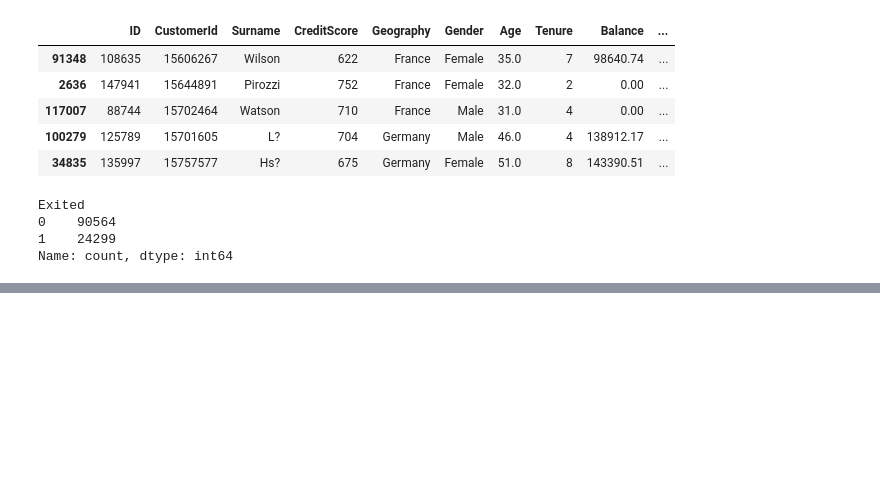
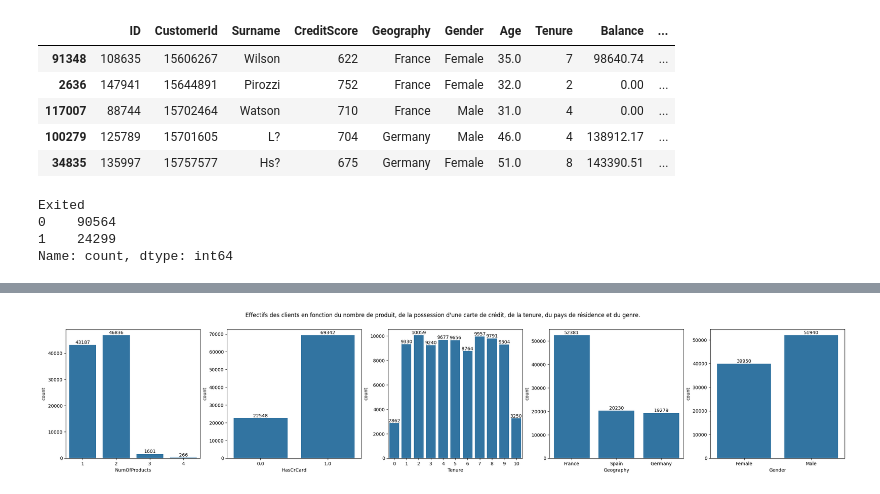
Before and after one commit to fmazur57u/Bank-churn, a Jupyter notebook: bankChurn/src/bankchurn/projet_bank_churn.ipynb, the cells around one changed output, grey strips where cells are left out. Drawn from its saved outputs; the diff is of its cells as text; code cells hidden in the pictures; blank space fills up the shorter version.

```diff
--- a/bankChurn/src/bankchurn/projet_bank_churn.ipynb
+++ b/bankChurn/src/bankchurn/projet_bank_churn.ipynb
@@ -958,0 +85,4 @@ Avec ce premier modéle avec seulement un seleckBest() sans features enginering
+# %%
+observation_set, confirmation_set = train_test_split(train_set, test_size=0.2, random_state=42)
+print(len(confirmation_set))
+len(observation_set)
@@ -958,0 +100,15 @@ Avec ce premier modéle avec seulement un seleckBest() sans features enginering
+# %%
+fig, ax = plt.subplots(1, 5)
+fig.set_size_inches(30, 5)
+plt.suptitle("Effectifs des clients en fonction du nombre de produit, de la possession d'une carte de crédit, de la tenure, du pays de résidence et du genre.")
+sns.countplot(observation_set, x="NumOfProducts", ax=ax[0])
+sns.countplot(observation_set, x="HasCrCard", ax=ax[1])
+sns.countplot(observation_set, x="Tenure", ax=ax[2])
+sns.countplot(observation_set, x="Geography", ax=ax[3])
+sns.countplot(observation_set, x="Gender", ax=ax[4])
+for ax_i in ax:
+    for container in ax_i.containers:
+        ax_i.bar_label(container)
+plt.show()
+# %% [output]
+[figure, added]
```
Also changed, not shown: parts of 106 cells of this notebook.
